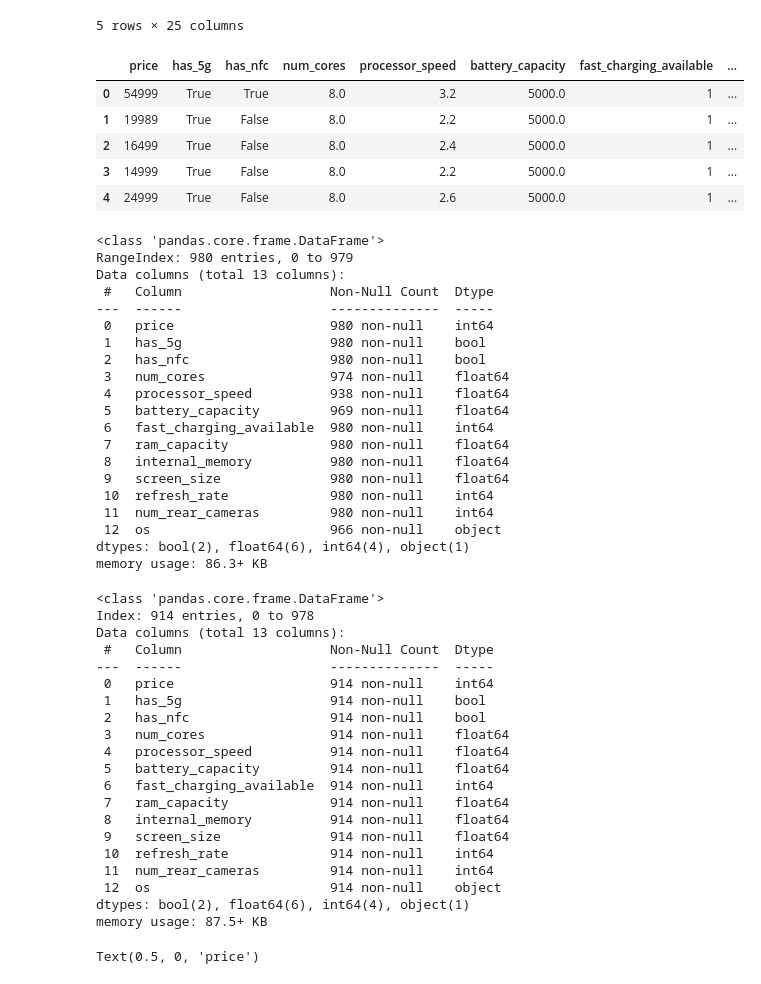
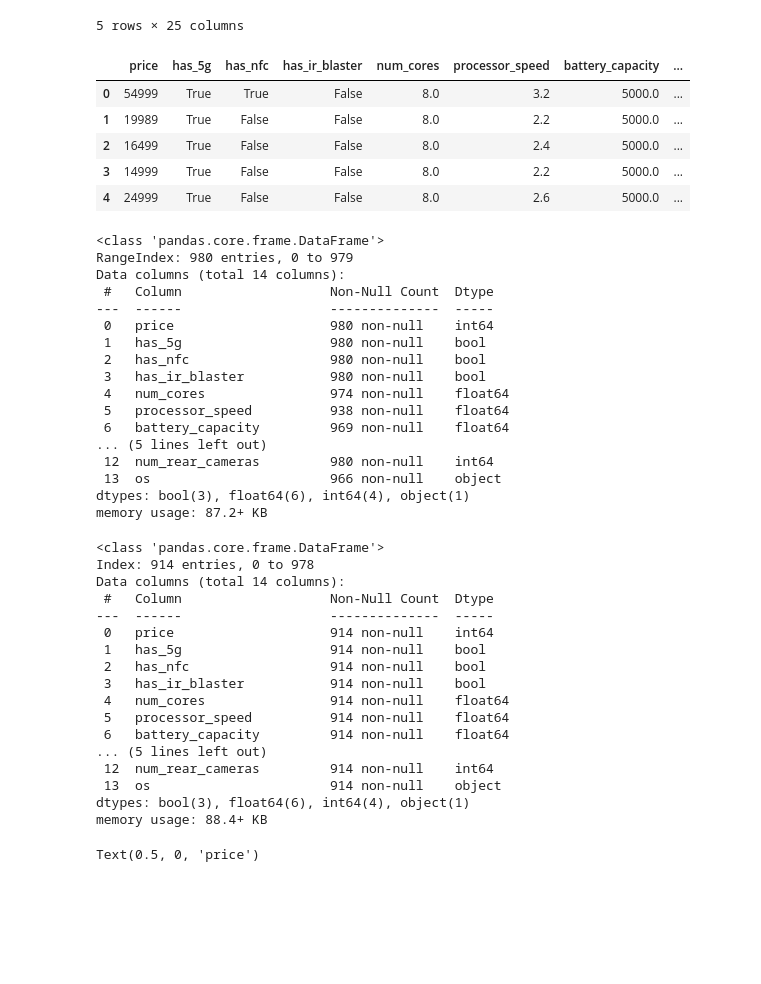
Before and after one commit to JasonRahimi2/INST414_Project, a Jupyter notebook: SemesterProjectINST414.ipynb, the cells around one changed output. Saved outputs shown, nothing was run; the diff lists cells and outputs as text; code cells hidden in the pictures; blank space fills up the shorter version.

```diff
--- a/SemesterProjectINST414.ipynb
+++ b/SemesterProjectINST414.ipynb
@@ -19,40 +19,37 @@ smartphone_df.head()
 | 4 | realme | Realme 10 Pro Plus | 24999 | 82.0 | True | False | False | dimensity | 8.0 | ... |
 5 rows × 25 columns
 # %%
-new_smartphone_df = smartphone_df[['price', 'has_5g', 'has_nfc', 'num_cores', 'processor_speed',
+new_smartphone_df = smartphone_df[['price', 'has_5g', 'has_nfc', 'has_ir_blaster', 'num_cores', 'processor_speed',
                                    'battery_capacity', 'fast_charging_available', 'ram_capacity', 'internal_memory', 'screen_size',
                                    'refresh_rate', 'num_rear_cameras', 'os']]
 new_smartphone_df.head()
 # %% [output]
-|  | price | has_5g | has_nfc | num_cores | processor_speed | battery_capacity | fast_charging_available | ... |
-| 0 | 54999 | True | True | 8.0 | 3.2 | 5000.0 | 1 | ... |
-| 1 | 19989 | True | False | 8.0 | 2.2 | 5000.0 | 1 | ... |
-| 2 | 16499 | True | False | 8.0 | 2.4 | 5000.0 | 1 | ... |
-| 3 | 14999 | True | False | 8.0 | 2.2 | 5000.0 | 1 | ... |
-| 4 | 24999 | True | False | 8.0 | 2.6 | 5000.0 | 1 | ... |
+|  | price | has_5g | has_nfc | has_ir_blaster | num_cores | processor_speed | battery_capacity | ... |
+| 0 | 54999 | True | True | False | 8.0 | 3.2 | 5000.0 | ... |
+| 1 | 19989 | True | False | False | 8.0 | 2.2 | 5000.0 | ... |
+| 2 | 16499 | True | False | False | 8.0 | 2.4 | 5000.0 | ... |
+| 3 | 14999 | True | False | False | 8.0 | 2.2 | 5000.0 | ... |
+| 4 | 24999 | True | False | False | 8.0 | 2.6 | 5000.0 | ... |
 # %%
 new_smartphone_df.info()
 # %% [output]
 <class 'pandas.core.frame.DataFrame'>
 RangeIndex: 980 entries, 0 to 979
-Data columns (total 13 columns):
+Data columns (total 14 columns):
  #   Column                   Non-Null Count  Dtype
 ---  ------                   --------------  -----
  0   price                    980 non-null    int64
  1   has_5g                   980 non-null    bool
  2   has_nfc                  980 non-null    bool
- 3   num_cores                974 non-null    float64
- 4   processor_speed          938 non-null    float64
- 5   battery_capacity         969 non-null    float64
- 6   fast_charging_available  980 non-null    int64
- 7   ram_capacity             980 non-null    float64
- 8   internal_memory          980 non-null    float64
- 9   screen_size              980 non-null    float64
- 10  refresh_rate             980 non-null    int64
- 11  num_rear_cameras         980 non-null    int64
- 12  os                       966 non-null    object
-dtypes: bool(2), float64(6), int64(4), object(1)
-memory usage: 86.3+ KB
+ 3   has_ir_blaster           980 non-null    bool
+ 4   num_cores                974 non-null    float64
+ 5   processor_speed          938 non-null    float64
+ 6   battery_capacity         969 non-null    float64
+... (5 lines left out)
+ 12  num_rear_cameras         980 non-null    int64
+ 13  os                       966 non-null    object
+dtypes: bool(3), float64(6), int64(4), object(1)
+memory usage: 87.2+ KB
 # %%
 #Dropping null values from dataframe
 new_smartphone_df = new_smartphone_df.dropna()
@@ -60,24 +57,21 @@ new_smartphone_df.info()
 # %% [output]
 <class 'pandas.core.frame.DataFrame'>
 Index: 914 entries, 0 to 978
-Data columns (total 13 columns):
+Data columns (total 14 columns):
  #   Column                   Non-Null Count  Dtype
 ---  ------                   --------------  -----
  0   price                    914 non-null    int64
  1   has_5g                   914 non-null    bool
  2   has_nfc                  914 non-null    bool
- 3   num_cores                914 non-null    float64
- 4   processor_speed          914 non-null    float64
- 5   battery_capacity         914 non-null    float64
- 6   fast_charging_available  914 non-null    int64
- 7   ram_capacity             914 non-null    float64
- 8   internal_memory          914 non-null    float64
- 9   screen_size              914 non-null    float64
- 10  refresh_rate             914 non-null    int64
- 11  num_rear_cameras         914 non-null    int64
- 12  os                       914 non-null    object
-dtypes: bool(2), float64(6), int64(4), object(1)
-memory usage: 87.5+ KB
+ 3   has_ir_blaster           914 non-null    bool
+ 4   num_cores                914 non-null    float64
+ 5   processor_speed          914 non-null    float64
+ 6   battery_capacity         914 non-null    float64
+... (5 lines left out)
+ 12  num_rear_cameras         914 non-null    int64
+ 13  os                       914 non-null    object
+dtypes: bool(3), float64(6), int64(4), object(1)
+memory usage: 88.4+ KB
 # %%
 #Finding outliers in the price feature
 plt.boxplot(new_smartphone_df['price'], vert=False)
```
Also changed, not shown: parts of 24 cells of this notebook.
